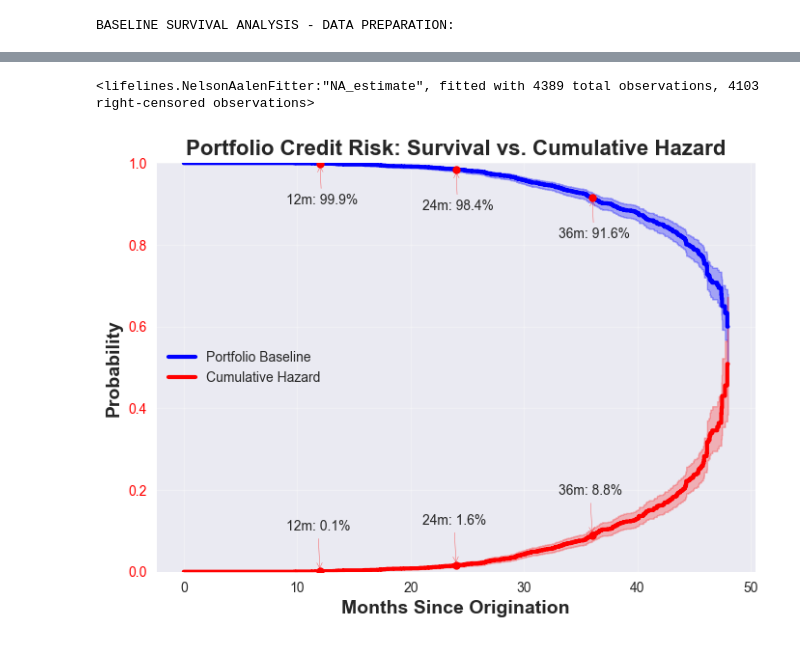
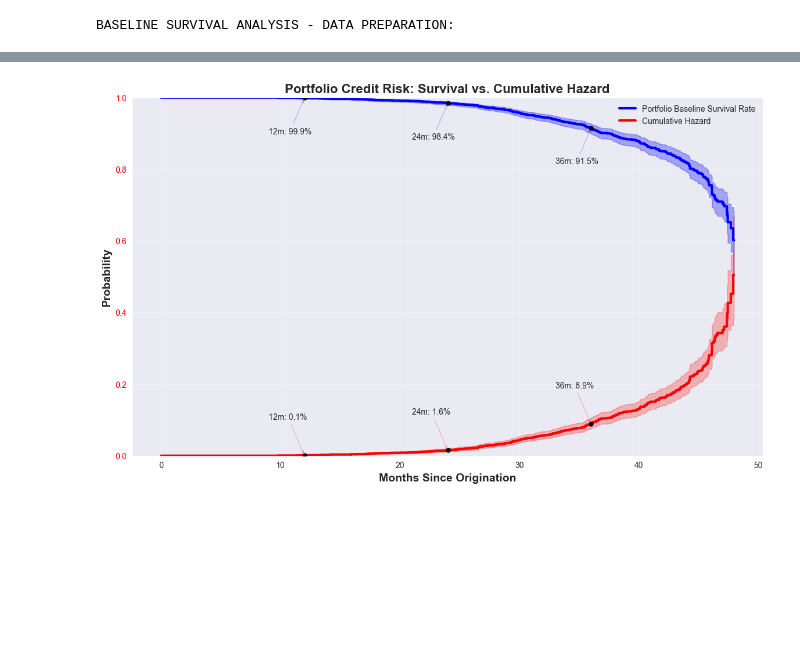
Before and after one commit to imoore99/SURVIVAL_RATE_ANALYSIS, a Jupyter notebook: SURVIVAL_RATE_ANALYSIS.ipynb, the cells around one changed output, grey strips where cells are left out. Saved outputs shown, nothing was run; the diff lists cells and outputs as text; code cells hidden in the pictures; blank space fills up the shorter version.

```diff
--- a/SURVIVAL_RATE_ANALYSIS.ipynb
+++ b/SURVIVAL_RATE_ANALYSIS.ipynb
@@ -92,8 +92,8 @@ def structure_loan_data(loan_data_csv):
                     )
 
     # Create buckets for credit score
-    score_bucket_bins=[0, 579,  619,  659, 719, 850]
-    score_bucket_labels=['Deep Subprime', 'Subprime', 'Near-Prime', 'Prime', 'Super-Prime']
+    score_bucket_bins=[-1, 629, 689, 749, 900]
+    score_bucket_labels=['Subprime', 'Near-Prime', 'Prime', 'Super-Prime']
     loan_data = bucket_loan_data(loan_data, 'credit_score', 'score_bucket',
                     bins=score_bucket_bins,
                     labels=score_bucket_labels
@@ -108,7 +108,7 @@ def structure_loan_data(loan_data_csv):
                     )
 
     loan_data = loan_data[loan_data['rate'] > 0]
-    loan_data = loan_data[loan_data['credit_score'] > 0 ]
+    #loan_data = loan_data[loan_data['credit_score'] > 0 ]
     return loan_data
 # %%
 def correlation_analysis(loan_data):
@@ -617,61 +813,22 @@ survival_data = prepare_survival_data(loan_data, '01-31-2025')
 # %%
- # Initialize Kaplan-Meier Fitter
-kmf = KaplanMeierFitter()
+with warnings.catch_warnings():
+    warnings.simplefilter("ignore")
+    # Initialize Kaplan-Meier Fitter
+    kmf = KaplanMeierFitter()
 
-# Fit the survival curve
-kmf.fit(durations=survival_data['duration_months'],
-            event_observed=survival_data['event'],
-            label='Portfolio Baseline')
+    # Fit the survival curve
+    kmf.fit(survival_data['duration_months'],
+                survival_data['event'],
+                label='Portfolio Baseline Survival Rate')
 
-naf = NelsonAalenFitter()
-naf.fit(survival_data['duration_months'], survival_data['event'])
+    # Initialize Nelson Aalen Fitter
+    naf = NelsonAalenFitter()
+
+    # Fit hazard curve
+    naf.fit(survival_data['duration_months'],
+            survival_data['event'],
+            label= 'Portfolio Baseline Hazard Rate')
-# %% [output]
-<lifelines.NelsonAalenFitter:"NA_estimate", fitted with 4389 total observations, 4103 right-censored observations>
 # %%
-"""
-Create comprehensive baseline survival visualization
-"""
-
-#fig, axes = plt.subplots(1, 1, figsize=(16, 12))
-#fig.suptitle('Baseline Portfolio Survival Analysis', fontsize=18, fontweight='bold')
-
-# Plot 1: Main survival curve with confidence intervals
-plt.subplot(1,1,1)
-kmf.plot_survival_function(ci_alpha=0.3, color='blue', linewidth=3)
-plt.ylabel('Probability', fontsize=14, fontweight='bold')
-plt.grid(True, alpha=0.3)
-plt.ylim(0, 1)
-# Add key survival milestones
-key_times = [12, 24, 36]
-for months in key_times:
-    if months <= survival_data['duration_months'].max():
-            survival_prob = kmf.survival_function_at_times(months).values[0]
-            plt.plot(months, survival_prob, 'ro', markersize=6)
-            plt.annotate(f'{months}m: {survival_prob:.1%}',
-                        xy=(months, survival_prob),
-                        xytext=(months-3, survival_prob - 0.1),
-                        arrowprops=dict(arrowstyle='->', color='red', alpha=0.7),
-                        fontsize=10, ha='left')
-
-# Create second y-axis for cumulative hazard
-
-naf.plot_cumulative_hazard(color='red', linewidth=3, label='Cumulative Hazard')
-plt.tick_params(axis='y', labelcolor='red')
-plt.title('Portfolio Credit Risk: Survival vs. Cumulative Hazard', fontsize=16, fontweight='bold')
-plt.xlabel('Months Since Origination', fontsize=14, fontweight='bold')
-plt.grid(True, alpha=0.3)
-plt.ylim(0, 1)
-# Add key survival milestones
-key_times = [12, 24, 36]
-for months in key_times:
-    if months <= survival_data['duration_months'].max():
-            survival_prob = naf.cumulative_hazard_at_times(months).values[0]
-            plt.plot(months, survival_prob, 'ro', markersize=6)
-            plt.annotate(f'{months}m: {survival_prob:.1%}',
-                        xy=(months, survival_prob),
-                        xytext=(months-3, survival_prob + 0.1),
-                        arrowprops=dict(arrowstyle='->', color='red', alpha=0.7),
-                        fontsize=10, ha='left')
-plt.show()
+survival_hazard_curve_visual = survival_hazard_curve_visual(survival_data, kmf, naf)
 # %% [output]
-[figure, old version]
+[figure, new version]
```
Also changed, not shown: parts of 72 cells of this notebook, 1 other file.
